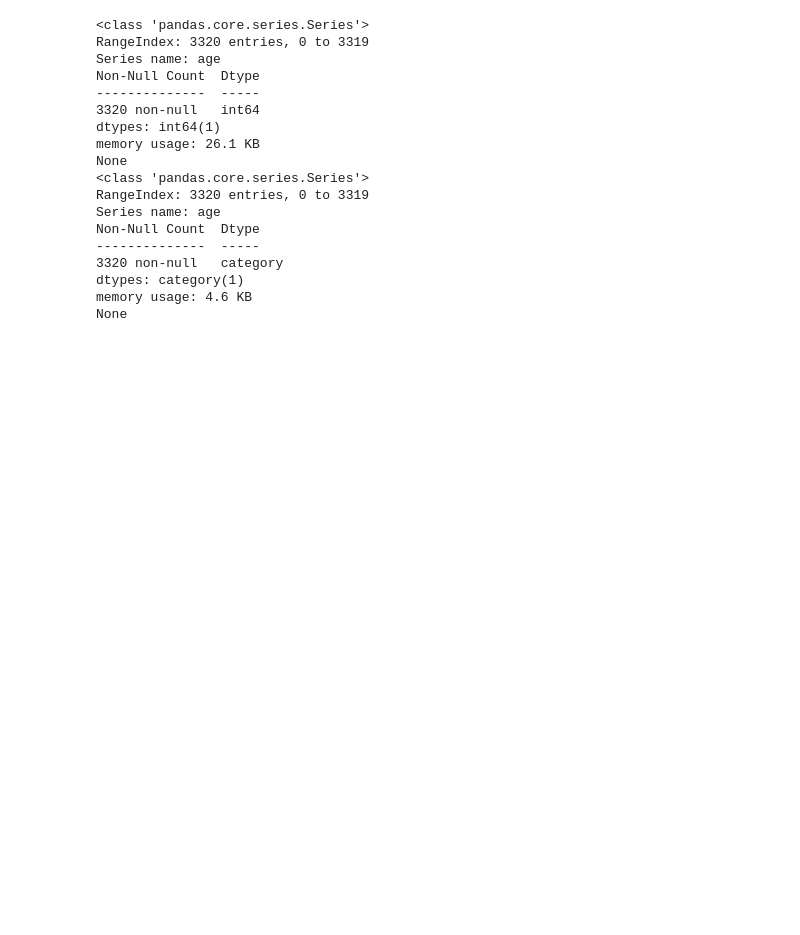
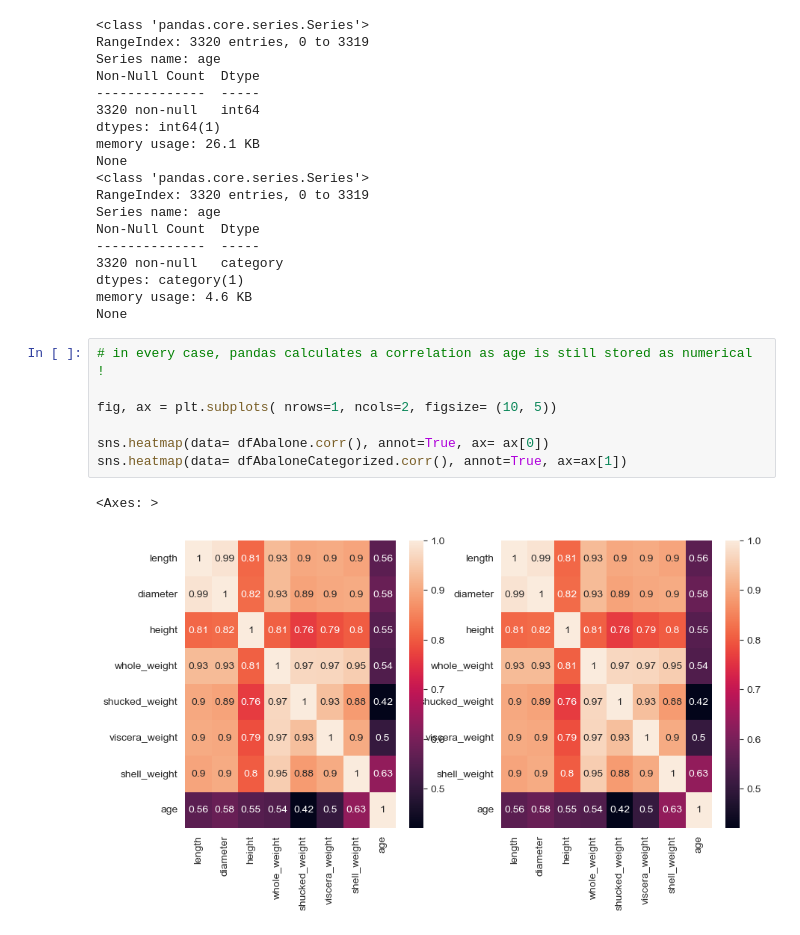
Before and after one commit to tansudasli/tensorflow-sandbox, a Jupyter notebook: pandas_EDA_relation of.ipynb, the cells around one changed output. Cells and saved outputs as stored; diff of their text form; blank space fills up the shorter version.

Commit message:
pandas exploratory data analysis + associations

```diff
--- a/pandas_EDA_relation of.ipynb
+++ b/pandas_EDA_relation of.ipynb
@@ -39,3 +54,13 @@ Non-Null Count  Dtype
 dtypes: category(1)
 memory usage: 4.6 KB
 None
+# %%
+# in every case, pandas calculates a correlation as age is still stored as numerical !
+
+fig, ax = plt.subplots( nrows=1, ncols=2, figsize= (10, 5))
+
+sns.heatmap(data= dfAbalone.corr(), annot=True, ax= ax[0])
+sns.heatmap(data= dfAbaloneCategorized.corr(), annot=True, ax=ax[1])
+# %% [output]
+<Axes: >
+[figure, added]
```
Also changed, not shown: parts of 2 cells of this notebook.
